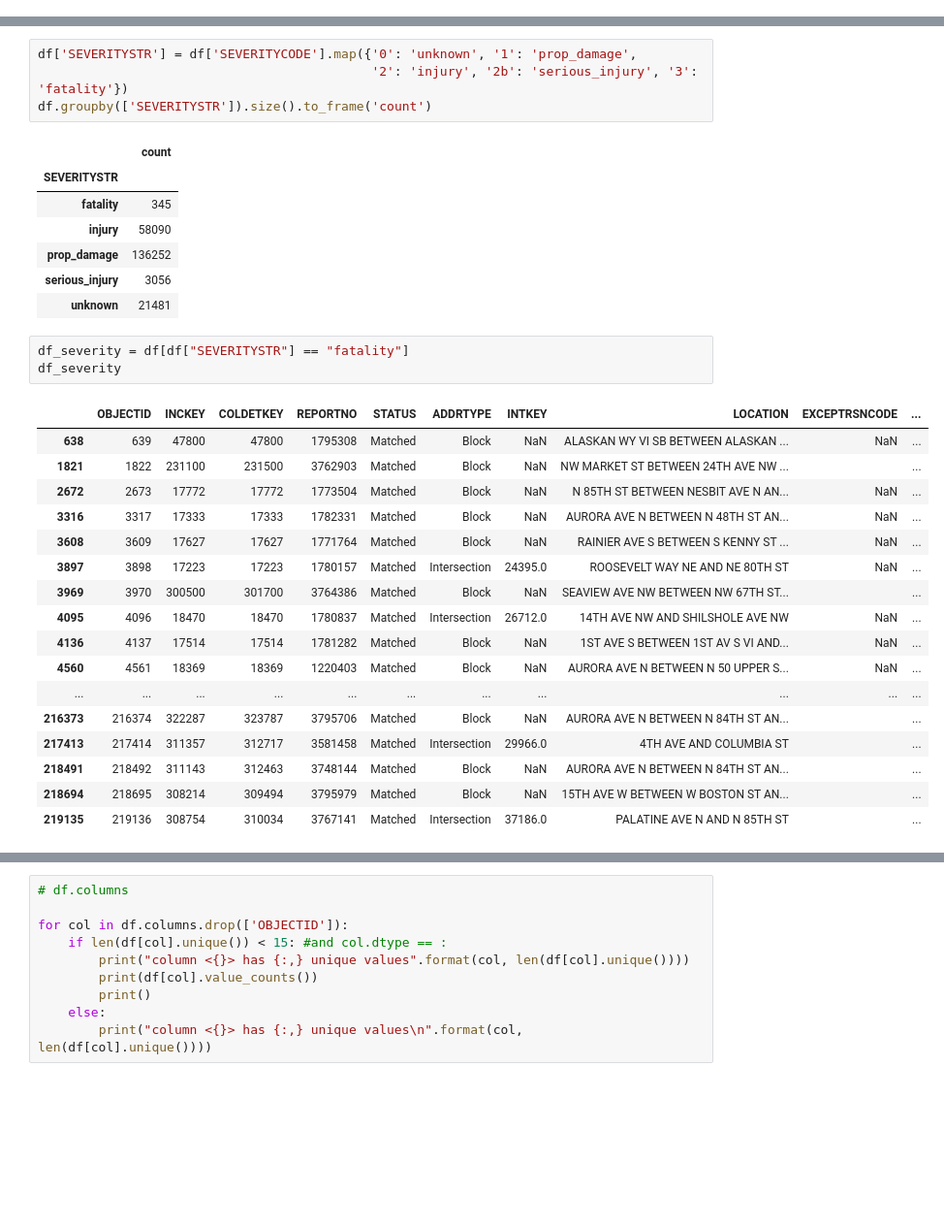
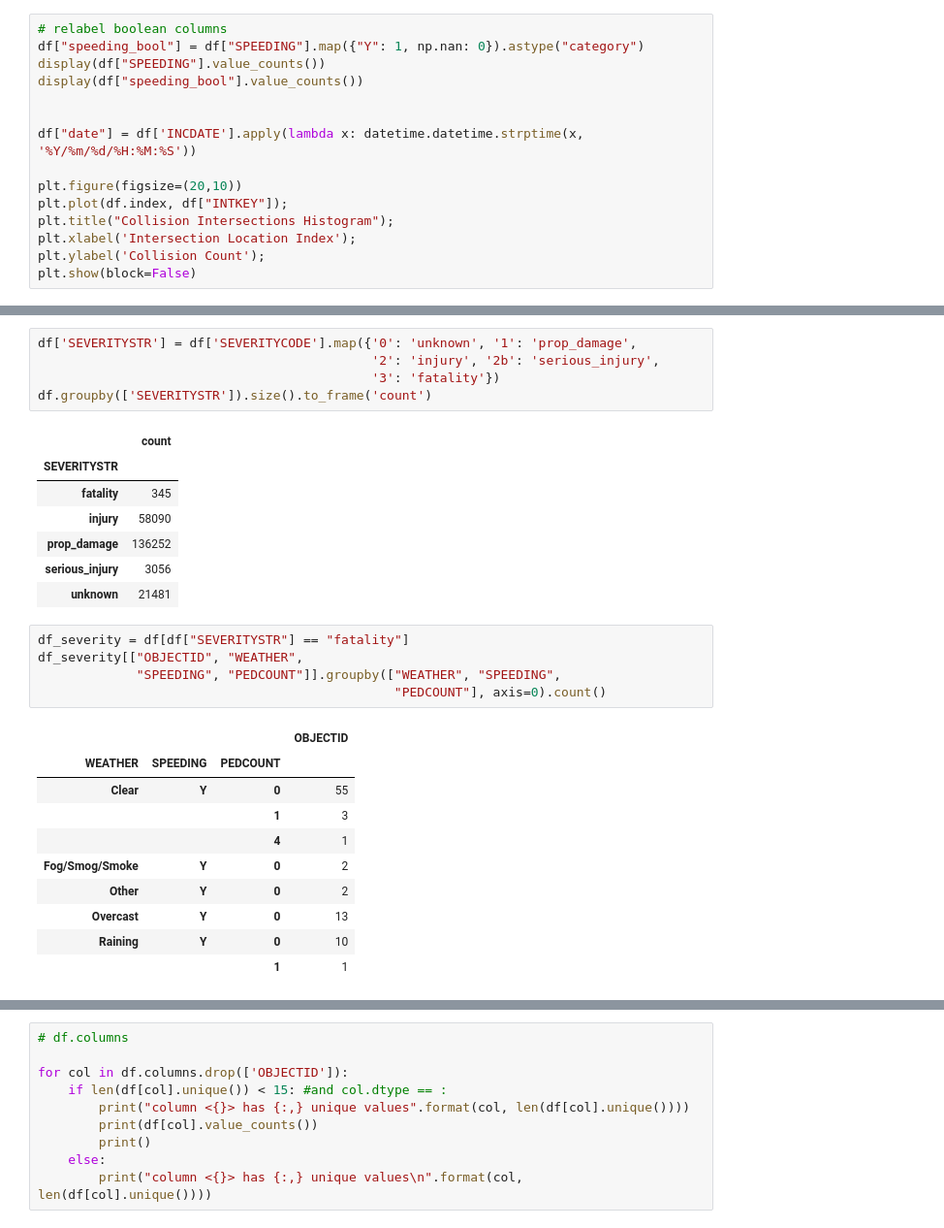
Before and after one commit to orbitse/GeneralDataScience, a Jupyter notebook: analysis_traffic_collisions/trafficCollision_dataExploration.ipynb, the cells around one changed output, grey strips where cells are left out. Shown at 97% size. Drawn from its saved outputs; the diff is of its cells as text; blank space fills up the shorter version.

```diff
--- a/analysis_traffic_collisions/trafficCollision_dataExploration.ipynb
+++ b/analysis_traffic_collisions/trafficCollision_dataExploration.ipynb
@@ -201,0 +248,15 @@ dtype: object
+# %%
+# relabel boolean columns
+df["speeding_bool"] = df["SPEEDING"].map({"Y": 1, np.nan: 0}).astype("category")
+display(df["SPEEDING"].value_counts())
+display(df["speeding_bool"].value_counts())
+
+
+df["date"] = df['INCDATE'].apply(lambda x: datetime.datetime.strptime(x, '%Y/%m/%d/%H:%M:%S'))
+
+plt.figure(figsize=(20,10))
+plt.plot(df.index, df["INTKEY"]);
+plt.title("Collision Intersections Histogram");
+plt.xlabel('Intersection Location Index');
+plt.ylabel('Collision Count');
+plt.show(block=False)
@@ -202,6 +283,7 @@ dtype: object
 # %%
 df['SEVERITYSTR'] = df['SEVERITYCODE'].map({'0': 'unknown', '1': 'prop_damage',
-                                            '2': 'injury', '2b': 'serious_injury', '3': 'fatality'})
+                                            '2': 'injury', '2b': 'serious_injury',
+                                            '3': 'fatality'})
 df.groupby(['SEVERITYSTR']).size().to_frame('count')
 # %% [output]
 |  | count |
@@ -213,22 +295,17 @@ df.groupby(['SEVERITYSTR']).size().to_frame('count')
 | unknown | 21481 |
 # %%
 df_severity = df[df["SEVERITYSTR"] == "fatality"]
-df_severity
+df_severity[["OBJECTID", "WEATHER",
+             "SPEEDING", "PEDCOUNT"]].groupby(["WEATHER", "SPEEDING",
+                                               "PEDCOUNT"], axis=0).count()
 # %% [output]
-|  | OBJECTID | INCKEY | COLDETKEY | REPORTNO | STATUS | ADDRTYPE | INTKEY | LOCATION | EXCEPTRSNCODE | ... |
-| 638 | 639 | 47800 | 47800 | 1795308 | Matched | Block | NaN | ALASKAN WY VI SB BETWEEN ALASKAN ... | NaN | ... |
-| 1821 | 1822 | 231100 | 231500 | 3762903 | Matched | Block | NaN | NW MARKET ST BETWEEN 24TH AVE NW ... |  | ... |
-| 2672 | 2673 | 17772 | 17772 | 1773504 | Matched | Block | NaN | N 85TH ST BETWEEN NESBIT AVE N AN... | NaN | ... |
-| 3316 | 3317 | 17333 | 17333 | 1782331 | Matched | Block | NaN | AURORA AVE N BETWEEN N 48TH ST AN... | NaN | ... |
-| 3608 | 3609 | 17627 | 17627 | 1771764 | Matched | Block | NaN | RAINIER AVE S BETWEEN S KENNY ST ... | NaN | ... |
-| 3897 | 3898 | 17223 | 17223 | 1780157 | Matched | Intersection | 24395.0 | ROOSEVELT WAY NE AND NE 80TH ST | NaN | ... |
-| 3969 | 3970 | 300500 | 301700 | 3764386 | Matched | Block | NaN | SEAVIEW AVE NW BETWEEN NW 67TH ST... |  | ... |
-| 4095 | 4096 | 18470 | 18470 | 1780837 | Matched | Intersection | 26712.0 | 14TH AVE NW AND SHILSHOLE AVE NW | NaN | ... |
-| 4136 | 4137 | 17514 | 17514 | 1781282 | Matched | Block | NaN | 1ST AVE S BETWEEN 1ST AV S VI AND... | NaN | ... |
-| 4560 | 4561 | 18369 | 18369 | 1220403 | Matched | Block | NaN | AURORA AVE N BETWEEN N 50 UPPER S... | NaN | ... |
-| ... | ... | ... | ... | ... | ... | ... | ... | ... | ... | ... |
-| 216373 | 216374 | 322287 | 323787 | 3795706 | Matched | Block | NaN | AURORA AVE N BETWEEN N 84TH ST AN... |  | ... |
-| 217413 | 217414 | 311357 | 312717 | 3581458 | Matched | Intersection | 29966.0 | 4TH AVE AND COLUMBIA ST |  | ... |
-| 218491 | 218492 | 311143 | 312463 | 3748144 | Matched | Block | NaN | AURORA AVE N BETWEEN N 84TH ST AN... |  | ... |
-| 218694 | 218695 | 308214 | 309494 | 3795979 | Matched | Block | NaN | 15TH AVE W BETWEEN W BOSTON ST AN... |  | ... |
-| 219135 | 219136 | 308754 | 310034 | 3767141 | Matched | Intersection | 37186.0 | PALATINE AVE N AND N 85TH ST |  | ... |
+|  |  |  | OBJECTID |
+| WEATHER | SPEEDING | PEDCOUNT |  |
+| Clear | Y | 0 | 55 |
+|  |  | 1 | 3 |
+|  |  | 4 | 1 |
+| Fog/Smog/Smoke | Y | 0 | 2 |
+| Other | Y | 0 | 2 |
+| Overcast | Y | 0 | 13 |
+| Raining | Y | 0 | 10 |
+|  |  | 1 | 1 |
```
Also changed, not shown: parts of 6 cells of this notebook.
